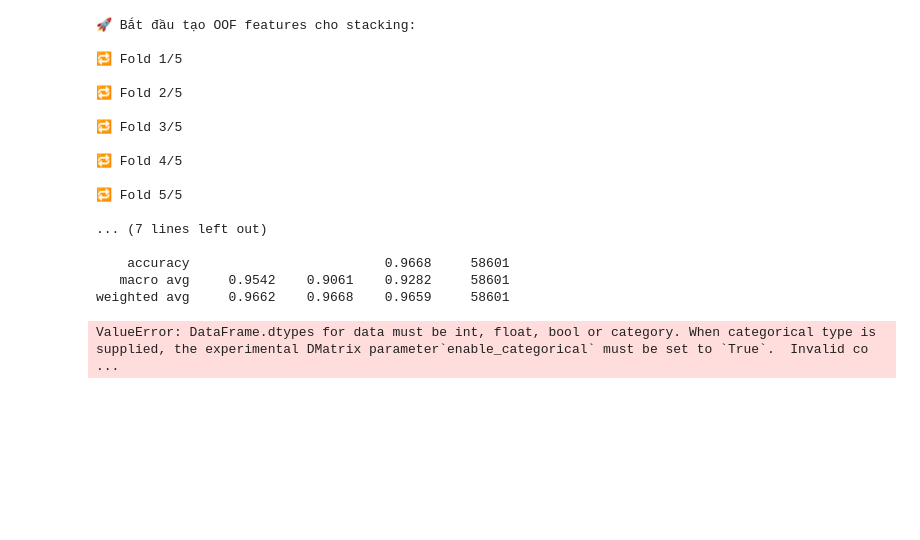
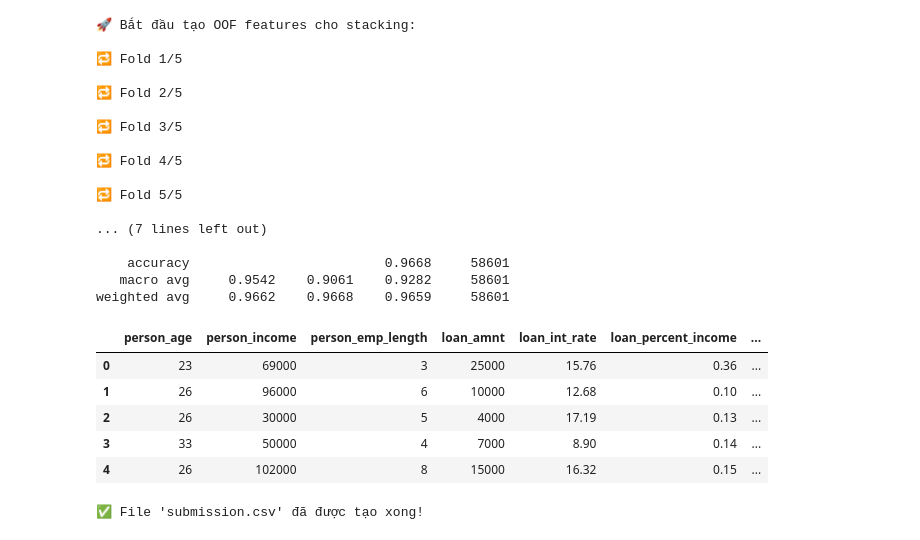
Before and after one commit to paht2005/CS116_Loan-Approval-Prediction-CourseProject, a Jupyter notebook: Cs116.ipynb, the cells around one changed output. Drawn from its saved outputs; the diff is of its cells as text; code cells hidden in the pictures; blank space fills up the shorter version.

```diff
--- a/Cs116.ipynb
+++ b/Cs116.ipynb
@@ -1571,9 +1545,18 @@ print("📋 Classification Report:\n", classification_report(meta_y, meta_preds,
     accuracy                         0.9668     58601
    macro avg     0.9542    0.9061    0.9282     58601
 weighted avg     0.9662    0.9668    0.9659     58601
+# %%
+df_test.head()
+# %% [output]
+|  | person_age | person_income | person_emp_length | loan_amnt | loan_int_rate | loan_percent_income | ... |
+| 0 | 23 | 69000 | 3 | 25000 | 15.76 | 0.36 | ... |
+| 1 | 26 | 96000 | 6 | 10000 | 12.68 | 0.10 | ... |
+| 2 | 26 | 30000 | 5 | 4000 | 17.19 | 0.13 | ... |
+| 3 | 33 | 50000 | 4 | 7000 | 8.90 | 0.14 | ... |
+| 4 | 26 | 102000 | 8 | 15000 | 16.32 | 0.15 | ... |
 # %%
 # === 8. Dự đoán trên tập test ===
-#X_test = df_test.drop(['id'], axis=1)
+X_test = df_test.drop(['id'], axis=1)
 
 # Dự đoán xác suất với từng base learner top 3, rồi lấy trung bình
 test_preds_xgb = []
@@ -1616,4 +1599,4 @@ submission.to_csv('submission.csv', index=False)
 
 print("✅ File 'submission.csv' đã được tạo xong!")
 # %% [output]
-ValueError: DataFrame.dtypes for data must be int, float, bool or category. When categorical type is supplied, the experimental DMatrix parameter`enable_categorical` must be set to `True`.  Invalid co ...
+✅ File 'submission.csv' đã được tạo xong!
```
Also changed, not shown: parts of 9 cells of this notebook, 4 other files.
